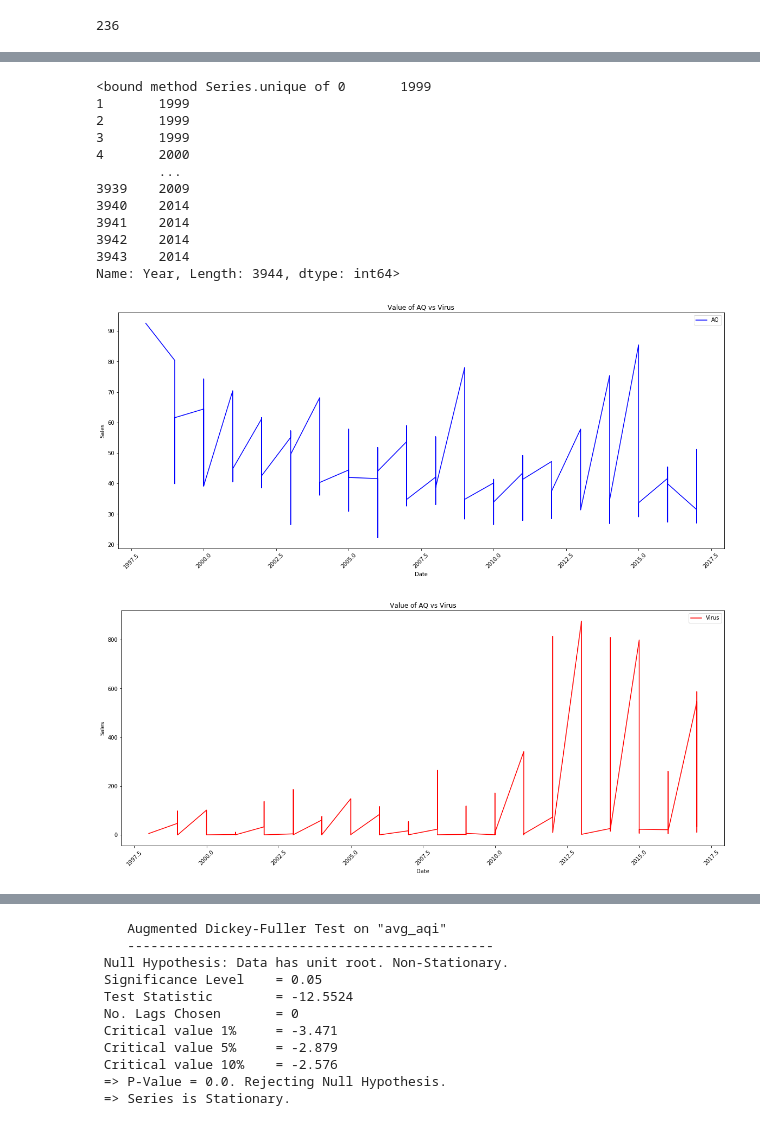
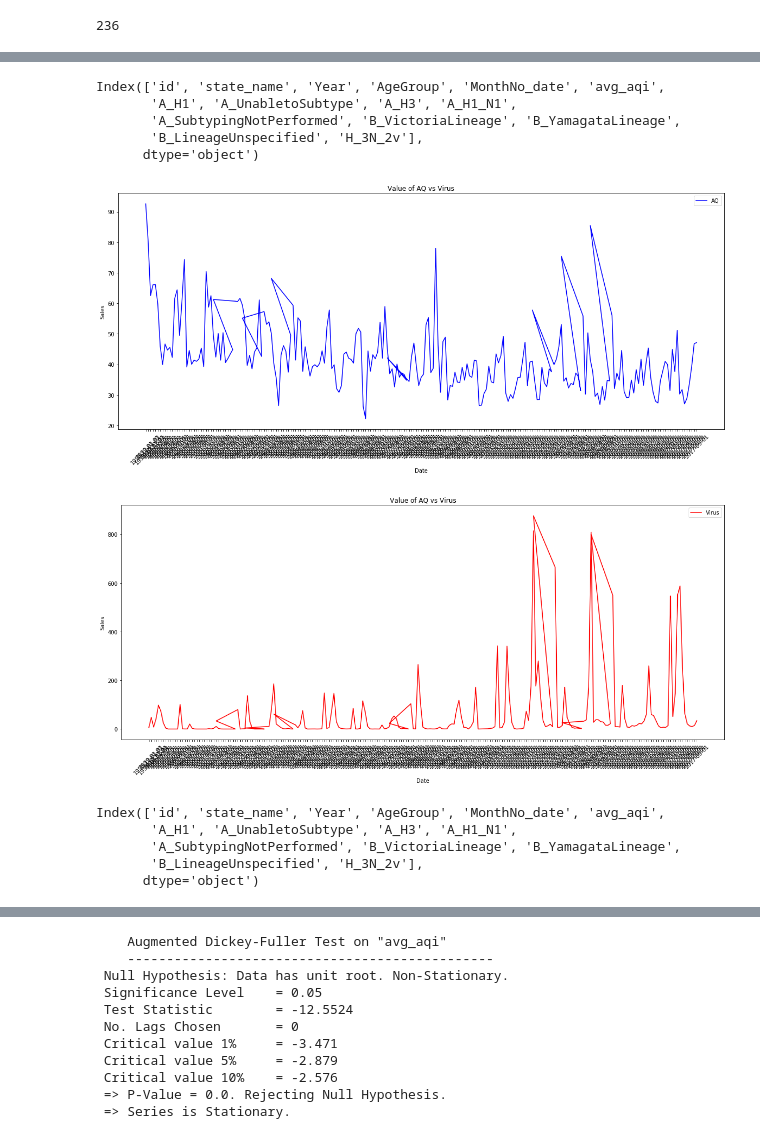
Before and after one commit to s-c-soma/cmpe255_CA_RespiratoryDiseaseVS.Airquality_Prediction-Association, a Jupyter notebook: notebooks/AQ_3-Influenza_Correlation-VAR.ipynb, the cells around one changed output, grey strips where cells are left out. Drawn from its saved outputs; the diff is of its cells as text; code cells hidden in the pictures.

```diff
--- a/notebooks/AQ_3-Influenza_Correlation-VAR.ipynb
+++ b/notebooks/AQ_3-Influenza_Correlation-VAR.ipynb
@@ -642,3 +360,7 @@ merged_var=merged_monthly[(merged_monthly['AgeGroup'] == '(25-64)yr')]
 len(merged_var)
 # %% [output]
 236
+# %%
+merged_var = pd.read_csv('../Datasets/merged_monthly.csv', low_memory =False)
+len(merged_var)
+merged_var.tail()
@@ -645,35 +374,36 @@ len(merged_var)
 # %%
 merged_var.columns
 # %% [output]
-<bound method Series.unique of 0       1999
-1       1999
-2       1999
-3       1999
-4       2000
-        ...
-3939    2009
-3940    2014
-3941    2014
-3942    2014
-3943    2014
-Name: Year, Length: 3944, dtype: int64>
+Index(['id', 'state_name', 'Year', 'AgeGroup', 'MonthNo_date', 'avg_aqi',
+       'A_H1', 'A_UnabletoSubtype', 'A_H3', 'A_H1_N1',
+       'A_SubtypingNotPerformed', 'B_VictoriaLineage', 'B_YamagataLineage',
+       'B_LineageUnspecified', 'H_3N_2v'],
+      dtype='object')
 # %%
 plt.figure(figsize=(20, 8))
-plt.plot(merged_var['Year'], merged_var['avg_aqi'], 'b-', label = 'AQ')
+plt.plot(merged_var['MonthNo_date'], merged_var['avg_aqi'], 'b-', label = 'AQ')
 #plt.plot(merged_var['MonthNo_date'], merged_var['A(H1N1)pdm09'], 'r-', label = 'Virus')
 plt.xlabel('Date'); plt.ylabel('Sales'); plt.title('Value of AQ vs Virus')
 plt.xticks(rotation=45)
 plt.legend();
 # %% [output]
-[figure, old version]
+[figure, new version]
 # %%
 plt.figure(figsize=(20, 8))
 #plt.plot(merged_var['MonthNo_date'], merged_var['avg_aqi'], 'b-', label = 'AQ')
-plt.plot(merged_var['Year'], merged_var['A(H3)'], 'r-', label = 'Virus')
+plt.plot(merged_var['MonthNo_date'], merged_var['A_H3'], 'r-', label = 'Virus')
 plt.xlabel('Date'); plt.ylabel('Sales'); plt.title('Value of AQ vs Virus')
 plt.xticks(rotation=45)
 plt.legend();
 # %% [output]
-[figure, old version]
+[figure, new version]
+# %%
+merged_var.columns
+# %% [output]
+Index(['id', 'state_name', 'Year', 'AgeGroup', 'MonthNo_date', 'avg_aqi',
+       'A_H1', 'A_UnabletoSubtype', 'A_H3', 'A_H1_N1',
+       'A_SubtypingNotPerformed', 'B_VictoriaLineage', 'B_YamagataLineage',
+       'B_LineageUnspecified', 'H_3N_2v'],
+      dtype='object')
 # %%
 
```
Also changed, not shown: parts of 38 cells of this notebook, 1 other file.
